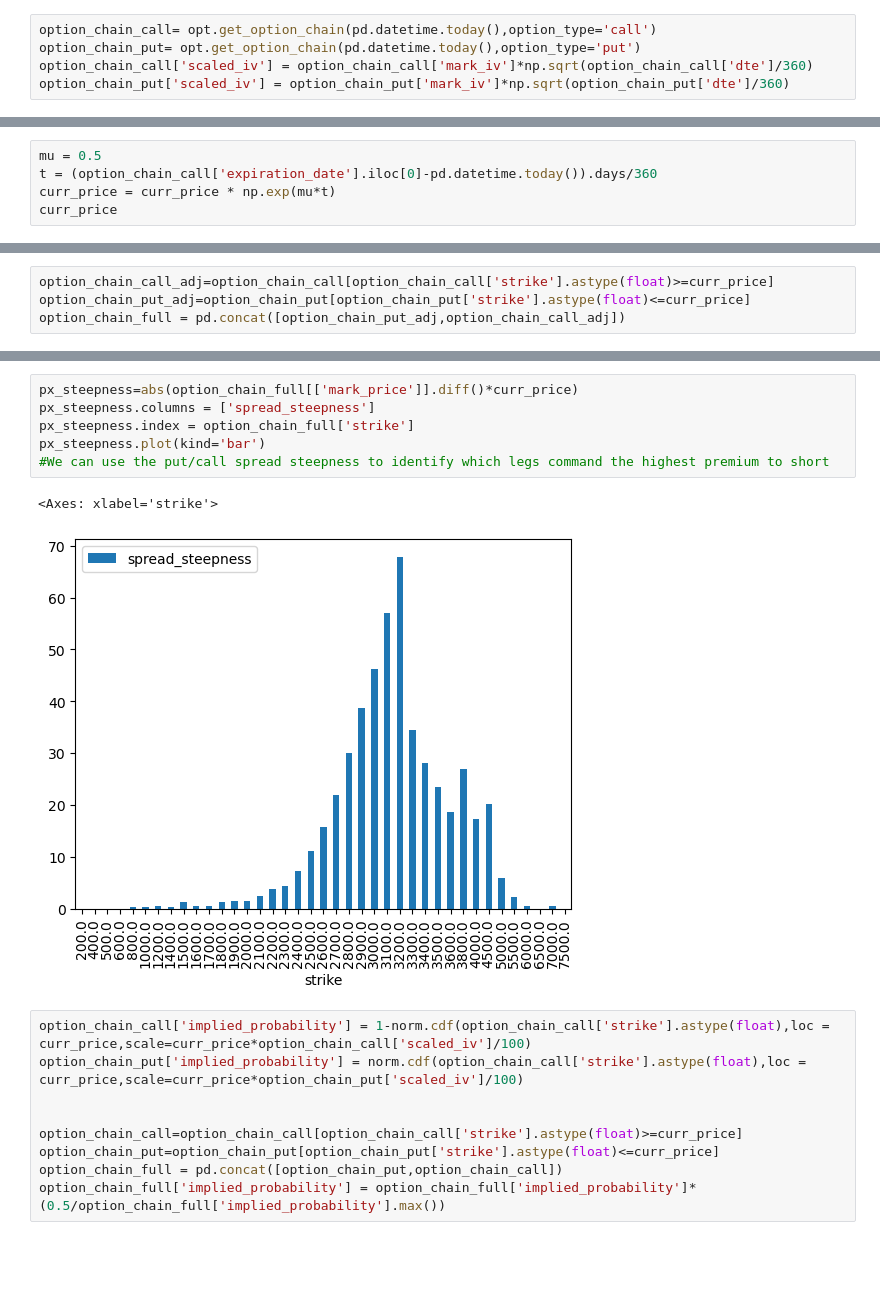
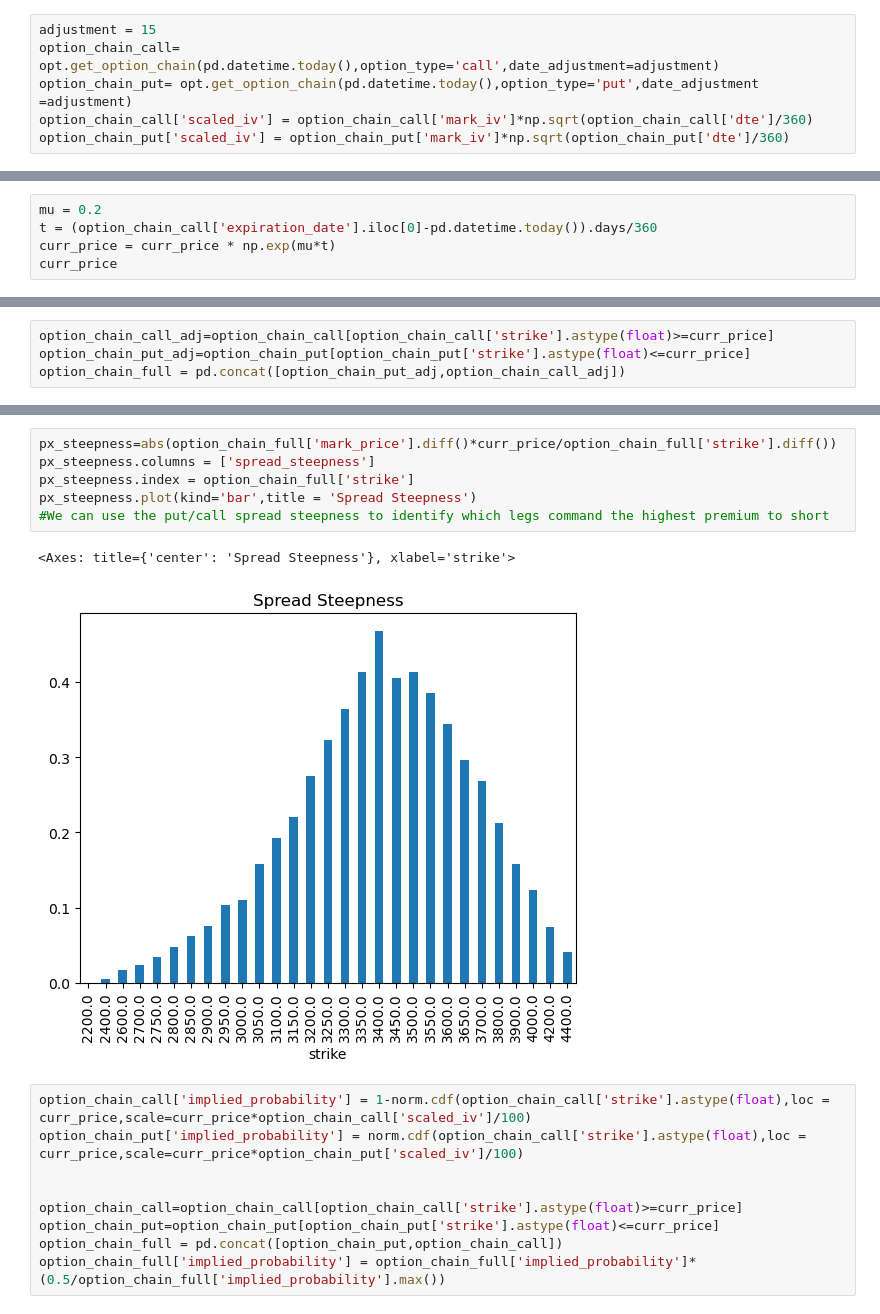
Before and after one commit to kmavyrle/QuantMasterFund, a Jupyter notebook: Crypto/Volatility/ShortVolatility/short_volatility_research.ipynb, the cells around one changed output, grey strips where cells are left out. Saved outputs shown, nothing was run; the diff lists cells and outputs as text; blank space fills up the shorter version.

```diff
--- a/Crypto/Volatility/ShortVolatility/short_volatility_research.ipynb
+++ b/Crypto/Volatility/ShortVolatility/short_volatility_research.ipynb
@@ -51,8 +56,9 @@ curr_price = hdata.get_idx_price()
 # %% [markdown]
 ### Get actively traded option chains
 # %%
-option_chain_call= opt.get_option_chain(pd.datetime.today(),option_type='call')
-option_chain_put= opt.get_option_chain(pd.datetime.today(),option_type='put')
+adjustment = 15
+option_chain_call= opt.get_option_chain(pd.datetime.today(),option_type='call',date_adjustment=adjustment)
+option_chain_put= opt.get_option_chain(pd.datetime.today(),option_type='put',date_adjustment =adjustment)
 option_chain_call['scaled_iv'] = option_chain_call['mark_iv']*np.sqrt(option_chain_call['dte']/360)
 option_chain_put['scaled_iv'] = option_chain_put['mark_iv']*np.sqrt(option_chain_put['dte']/360)
 # %% [output]
@@ -69,7 +75,7 @@ Expiration Date:  2024-03-29 16:00:00
 # %% [markdown]
 ## Method 1
 # %%
-mu = 0.5
+mu = 0.2
 t = (option_chain_call['expiration_date'].iloc[0]-pd.datetime.today()).days/360
 curr_price = curr_price * np.exp(mu*t)
 curr_price
@@ -89,12 +115,12 @@ print(skewness)
 # %%
-px_steepness=abs(option_chain_full[['mark_price']].diff()*curr_price)
+px_steepness=abs(option_chain_full['mark_price'].diff()*curr_price/option_chain_full['strike'].diff())
 px_steepness.columns = ['spread_steepness']
 px_steepness.index = option_chain_full['strike']
-px_steepness.plot(kind='bar')
+px_steepness.plot(kind='bar',title = 'Spread Steepness')
 #We can use the put/call spread steepness to identify which legs command the highest premium to short
 # %% [output]
-<Axes: xlabel='strike'>
+<Axes: title={'center': 'Spread Steepness'}, xlabel='strike'>
-[figure, old version]
+[figure, new version]
 # %%
 option_chain_call['implied_probability'] = 1-norm.cdf(option_chain_call['strike'].astype(float),loc = curr_price,scale=curr_price*option_chain_call['scaled_iv']/100)
 option_chain_put['implied_probability'] = norm.cdf(option_chain_call['strike'].astype(float),loc = curr_price,scale=curr_price*option_chain_put['scaled_iv']/100)
```
Also changed, not shown: parts of 34 cells of this notebook, 20 other files.
